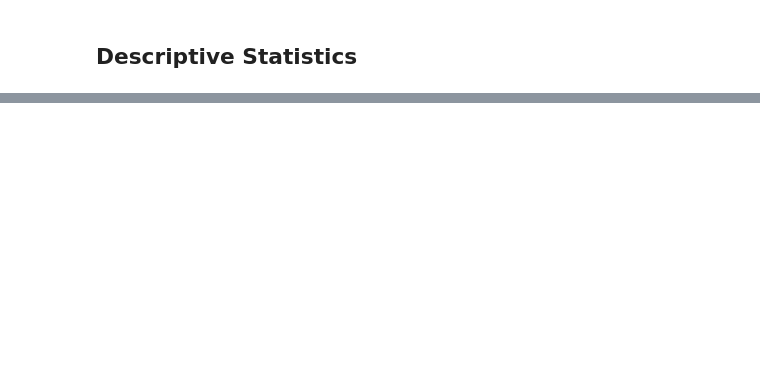
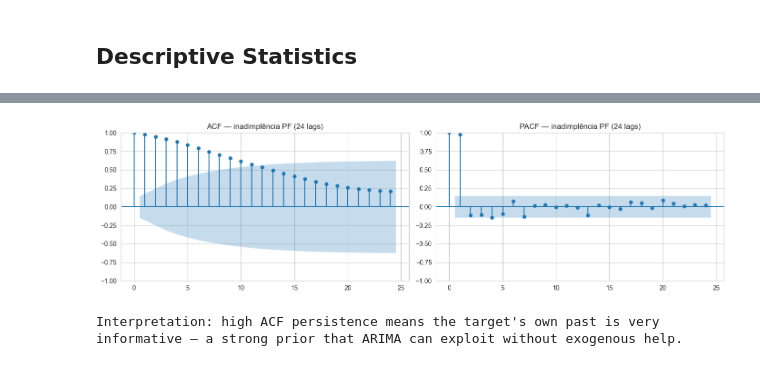
Before and after one commit to BrunoRaphaell/nowcasting, a Jupyter notebook: notebooks/01_eda.ipynb, the cells around one changed output, grey strips where cells are left out. Drawn from its saved outputs; the diff is of its cells as text; code cells hidden in the pictures; blank space fills up the shorter version.

```diff
--- a/notebooks/01_eda.ipynb
+++ b/notebooks/01_eda.ipynb
@@ -42,0 +163,14 @@ panel.describe()
+# %%
+# ACF / PACF — shows target persistence (explains ARIMA advantage)
+fig, axes = plt.subplots(1, 2, figsize=(14, 4))
+plot_acf(target, lags=24, ax=axes[0], title="ACF — inadimplência PF (24 lags)")
+plot_pacf(target, lags=24, ax=axes[1], title="PACF — inadimplência PF (24 lags)")
+plt.tight_layout()
+plt.show()
+
+print("Interpretation: high ACF persistence means the target's own past is very")
+print("informative — a strong prior that ARIMA can exploit without exogenous help.")
+# %% [output]
+[figure, added]
+Interpretation: high ACF persistence means the target's own past is very
+informative — a strong prior that ARIMA can exploit without exogenous help.
```
Also changed, not shown: parts of 47 cells of this notebook.
